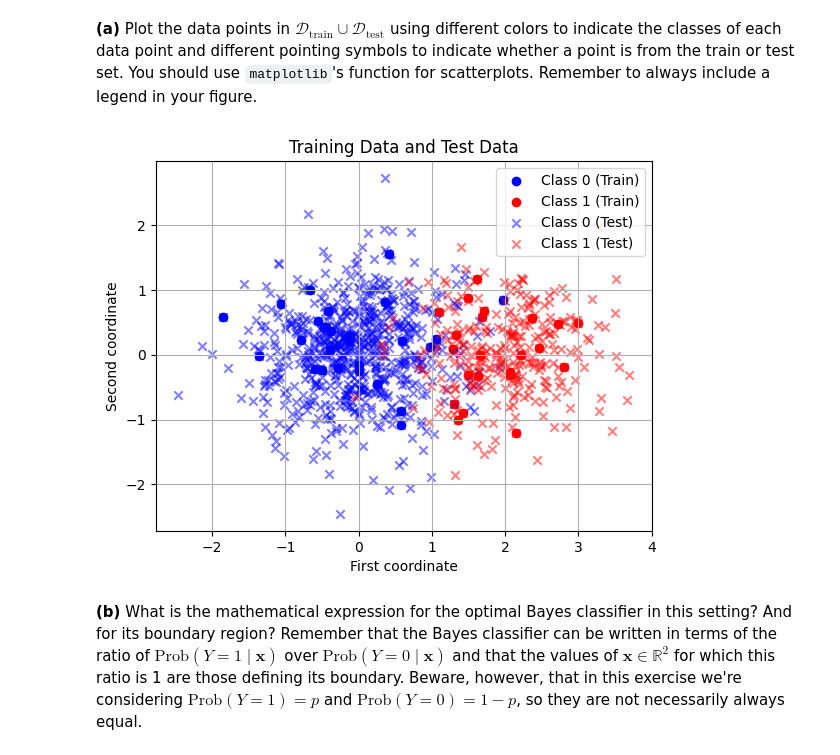
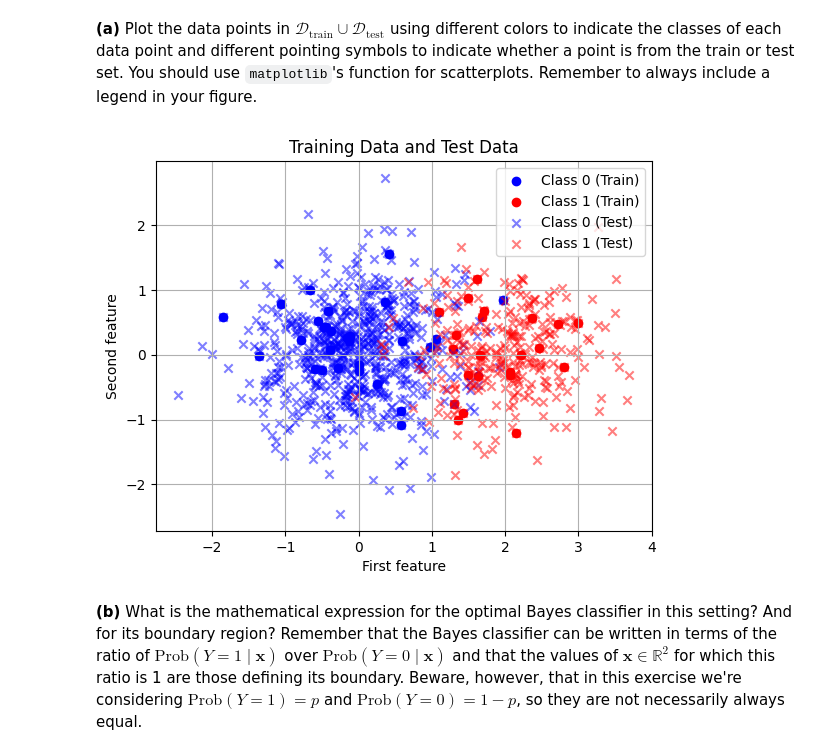
Before and after one commit to muneymo/isla2026-TP, a Jupyter notebook: TP3/TP3.ipynb, the cells around one changed output. Saved outputs shown, nothing was run; the diff lists cells and outputs as text; code cells hidden in the pictures.

```diff
--- a/TP3/TP3.ipynb
+++ b/TP3/TP3.ipynb
@@ -81,36 +81,36 @@ def generate_data(N, epsilon, p):
     seed = 42
     np.random.seed(seed)
 
     for i in range(N):
         # Step 1: Sample label y_i
         if np.random.rand() < p:
             y[i] = 1
             # Step 2: Sample x_i given y=1
             X[i] = np.random.multivariate_normal(mu1, sigma1)
         else:
             y[i] = 0
             # Step 2: Sample x_i given y=0
             X[i] = np.random.multivariate_normal(mu0, sigma0)
 
     return X, y
 
 # Create our datasets
-X_train, y_train = generate_data(50, epsilon=2, p=0.30)
-X_test, y_test = generate_data(1000, epsilon=2, p=0.30)
+X_train, y_train = generate_data(50, 2, 0.3)
+X_test, y_test = generate_data(1000, 2, 0.3)
 
 # Visualize the training data
 plt.scatter(X_train[y_train == 0][:, 0], X_train[y_train == 0][:, 1], color='blue', label='Class 0 (Train)', marker='o', alpha=1)
 plt.scatter(X_train[y_train == 1][:, 0], X_train[y_train == 1][:, 1], color='red', label='Class 1 (Train)', marker='o', alpha=1)
 plt.scatter(X_test[y_test == 0][:, 0], X_test[y_test == 0][:, 1], color='blue', label='Class 0 (Test)', marker='x', alpha=0.5)
 plt.scatter(X_test[y_test == 1][:, 0], X_test[y_test == 1][:, 1], color='red', label='Class 1 (Test)', marker='x', alpha=0.5)
 plt.title('Training Data and Test Data')
 plt.xlabel('First feature')
 plt.ylabel('Second feature')
 plt.legend()
 plt.grid()
 plt.show()
 # %% [output]
-[figure, old version]
+[figure, new version]
 # %% [markdown]
 **(b)** What is the mathematical expression for the optimal Bayes classifier in this setting? And for its boundary region? Remember that the Bayes classifier can be written in terms of the ratio of $\text{Prob}(Y = 1 \mid \mathbf{x})$ over $\text{Prob}(Y = 0 \mid \mathbf{x})$ and that the values of $\mathbf{x} \in \mathbb{R}^2$ for which this ratio is 1 are those defining its boundary. Beware, however, that in this exercise we're considering $\text{Prob}(Y = 1) = p$ and $\text{Prob}(Y = 0) = 1-p$, so they are not necessarily always equal.
 # %% [markdown]
```
Also changed, not shown: parts of 4 cells of this notebook.
